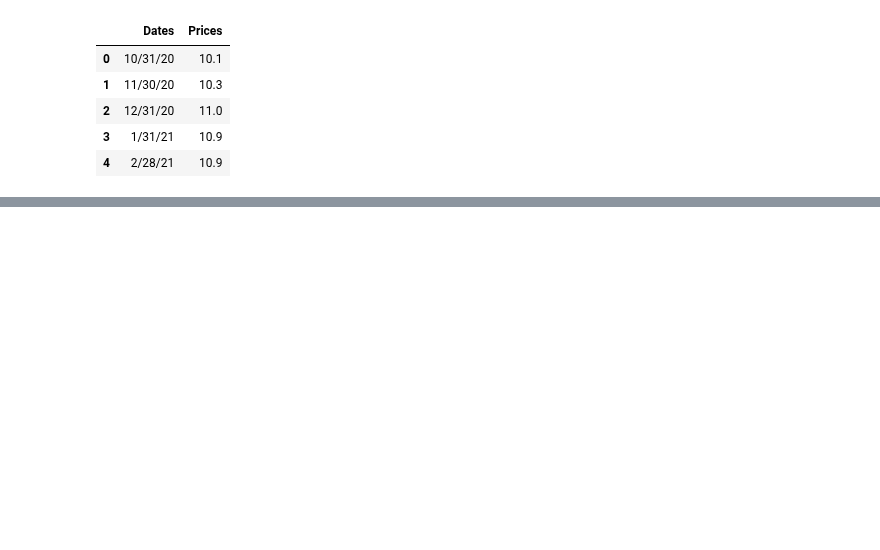
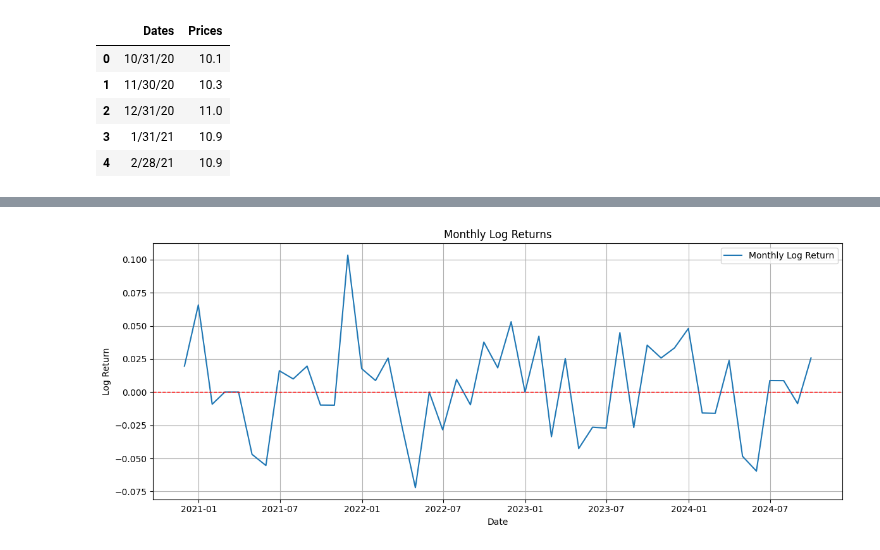
Before and after one commit to aqeel-alwehimd/commodity_quant_research, a Jupyter notebook: scripts/nat_gas.ipynb, the cells around one changed output, grey strips where cells are left out. Drawn from its saved outputs; the diff is of its cells as text; code cells hidden in the pictures; blank space fills up the shorter version.

```diff
--- a/scripts/nat_gas.ipynb
+++ b/scripts/nat_gas.ipynb
@@ -15,0 +221,27 @@ df.head()
+# %%
+df["Dates"] = pd.to_datetime(df["Dates"])
+df = df.sort_values("Dates")
+
+df["Log_Return"] = np.log(df["Prices"] / df["Prices"].shift(1))
+# %%
+# Prepare data
+df["Dates"] = pd.to_datetime(df["Dates"])
+df = df.sort_values("Dates")
+
+# Compute log returns
+df["Log_Return"] = np.log(df["Prices"]).diff()
+
+# Plot
+plt.figure(figsize=(12, 5))
+plt.plot(df["Dates"], df["Log_Return"], label="Monthly Log Return")
+plt.axhline(0, color="red", linestyle="--", linewidth=1)
+
+plt.title("Monthly Log Returns")
+plt.xlabel("Date")
+plt.ylabel("Log Return")
+plt.grid(True)
+plt.legend()
+plt.tight_layout()
+plt.show()
+# %% [output]
+[figure, added]
```
Also changed, not shown: parts of 46 cells of this notebook, 1 other file.
